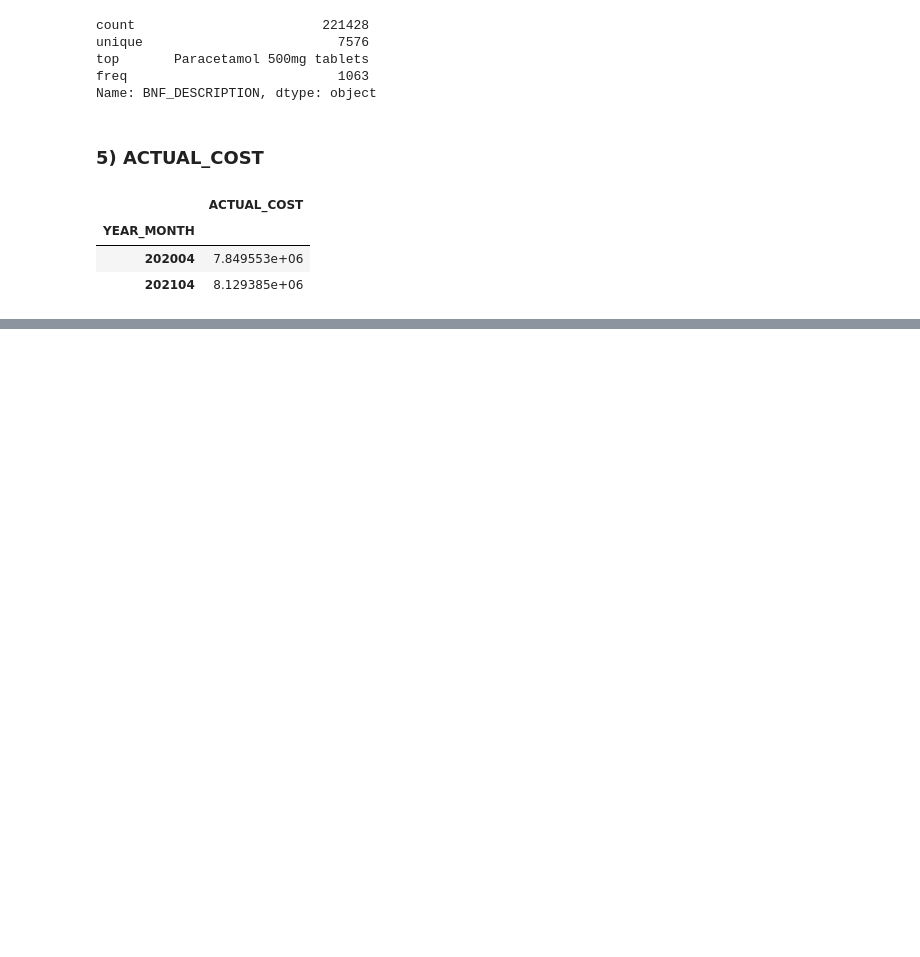
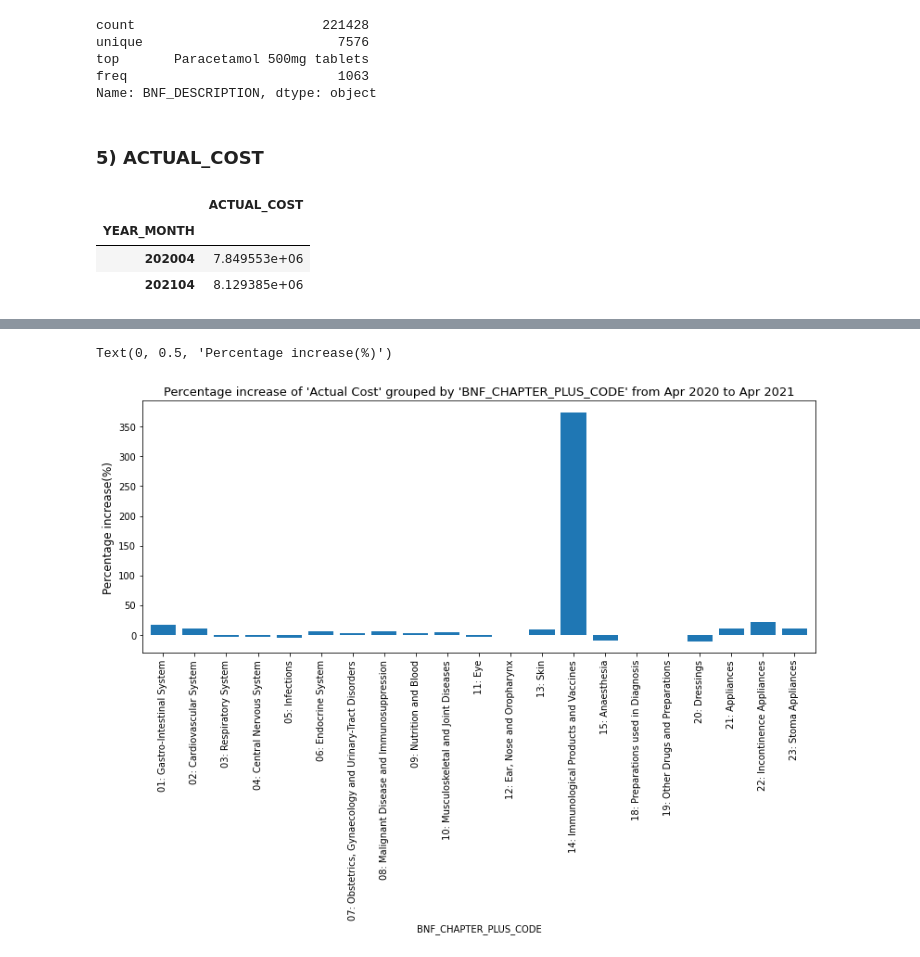
Before and after one commit to zahraa-m/PHE_UK, a Jupyter notebook: PHE_UK.ipynb, the cells around one changed output, grey strips where cells are left out. Saved outputs shown, nothing was run; the diff lists cells and outputs as text; code cells hidden in the pictures; blank space fills up the shorter version.

```diff
--- a/PHE_UK.ipynb
+++ b/PHE_UK.ipynb
@@ -556,0 +769,14 @@ table
+# %%
+# Calculating percentage increase of 'ACTUAL_COST' grouped by 'BNF_CHAPTER_PLUS_CODE' from Apr 2020 to Apr 2021
+AC_sum_2021 =df_2021.groupby('BNF_CHAPTER_PLUS_CODE')['ACTUAL_COST'].sum()
+AC_sum_2020 =df_2020.groupby('BNF_CHAPTER_PLUS_CODE')['ACTUAL_COST'].sum()
+
+percentage_increase =  (AC_sum_2021 - AC_sum_2020)/AC_sum_2020*100
+
+ax=percentage_increase.plot.bar(figsize=(13,5), width=.8)
+ax.set_title("Percentage increase of 'Actual Cost' grouped by 'BNF_CHAPTER_PLUS_CODE' from Apr 2020 to Apr 2021", fontsize = 13)
+ax.set_xlabel('BNF_CHAPTER_PLUS_CODE', fontsize = 10)
+ax.set_ylabel('Percentage increase(%)', fontsize = 12)
+# %% [output]
+Text(0, 0.5, 'Percentage increase(%)')
+[figure, added]
```
Also changed, not shown: parts of 24 cells of this notebook.
